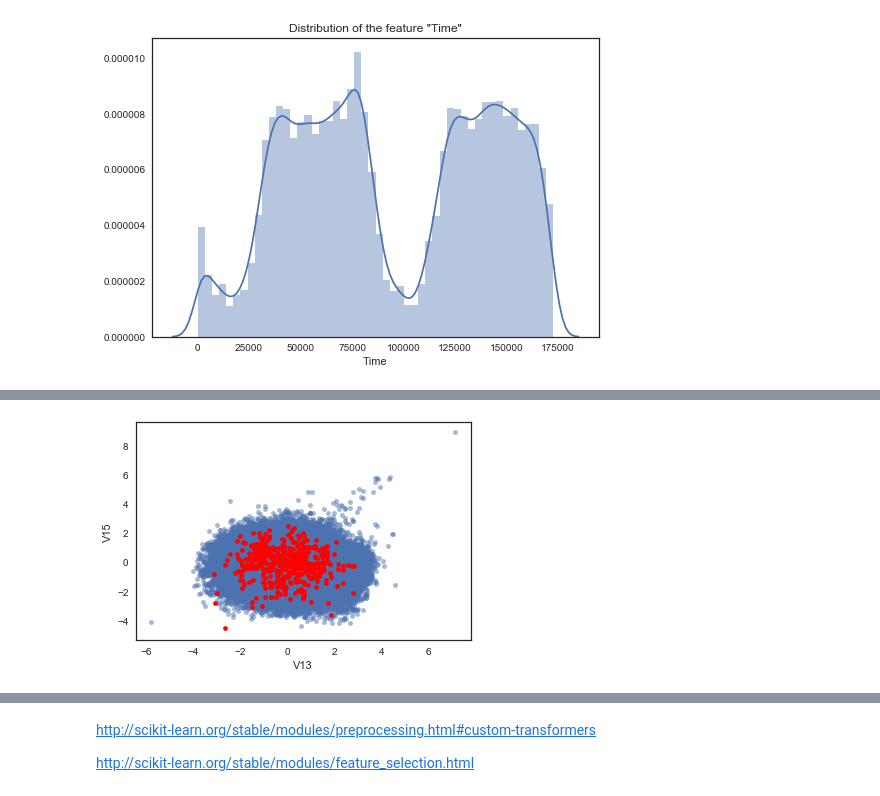
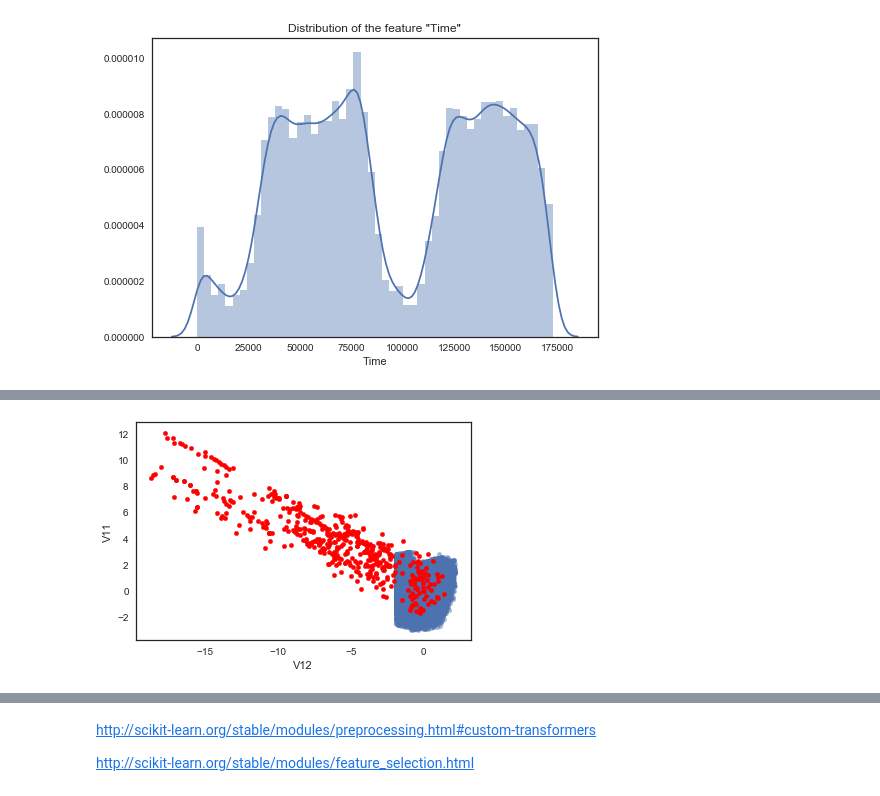
Before and after one commit to NekuSakuraba/machine-learning, a Jupyter notebook: projects/capstone/project/Project Development.ipynb, the cells around one changed output, grey strips where cells are left out. Drawn from its saved outputs; the diff is of its cells as text; code cells hidden in the pictures.

```diff
--- a/projects/capstone/project/Project Development.ipynb
+++ b/projects/capstone/project/Project Development.ipynb
@@ -151,0 +200,7 @@ del df['Time']
+# %%
+print len(legit)
+legit.head()
+
+# dropping samples with any na
+X = pd.DataFrame.dropna(legit, how='any')
+print len(X)
@@ -151,0 +210,5 @@ del df['Time']
+# %%
+# now, I'll merge with the fraudulent ones
+X = pd.concat([X, fraud], axis=0)
+print len(X)
+X.head()
@@ -152,3 +226,3 @@ del df['Time']
 # %%
 # separating the predictors and the labels
-X, y = df.iloc[:,:-1], df.iloc[:,-1]
+X, y = X.iloc[:,:-1], X.iloc[:,-1]
@@ -174,3 +245,0 @@ clf.fit(X_resampled, y_resampled)
-# %%
-clf = RandomForestClassifier()
-clf.fit(X, y)
@@ -262,11 +300,11 @@ plt.show()
 # %%
 %matplotlib inline
 # %%
-xfeat, yfeat = 'V13', 'V15'
+xfeat, yfeat = 'V12', 'V11'
 ax = X[y==0].plot.scatter(x=xfeat, y=yfeat, alpha=.5)
 X[y==1].plot.scatter(x=xfeat, y=yfeat, ax=ax, c='r')
 plt.show()
 # %% [output]
-[figure, old version]
+[figure, new version]
 # %%
 sns.lmplot(x='V13', y='V15', data=df, hue='Class')
```
Also changed, not shown: parts of 45 cells of this notebook, 2 other files.
